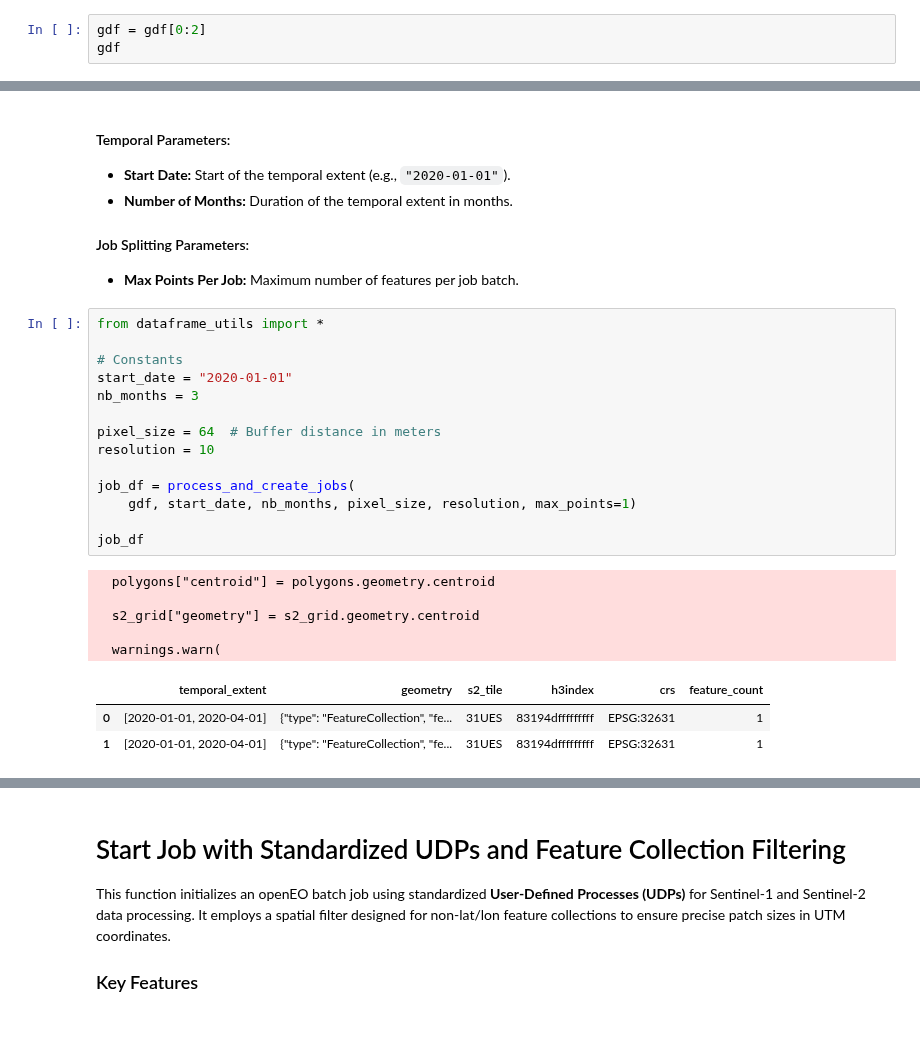
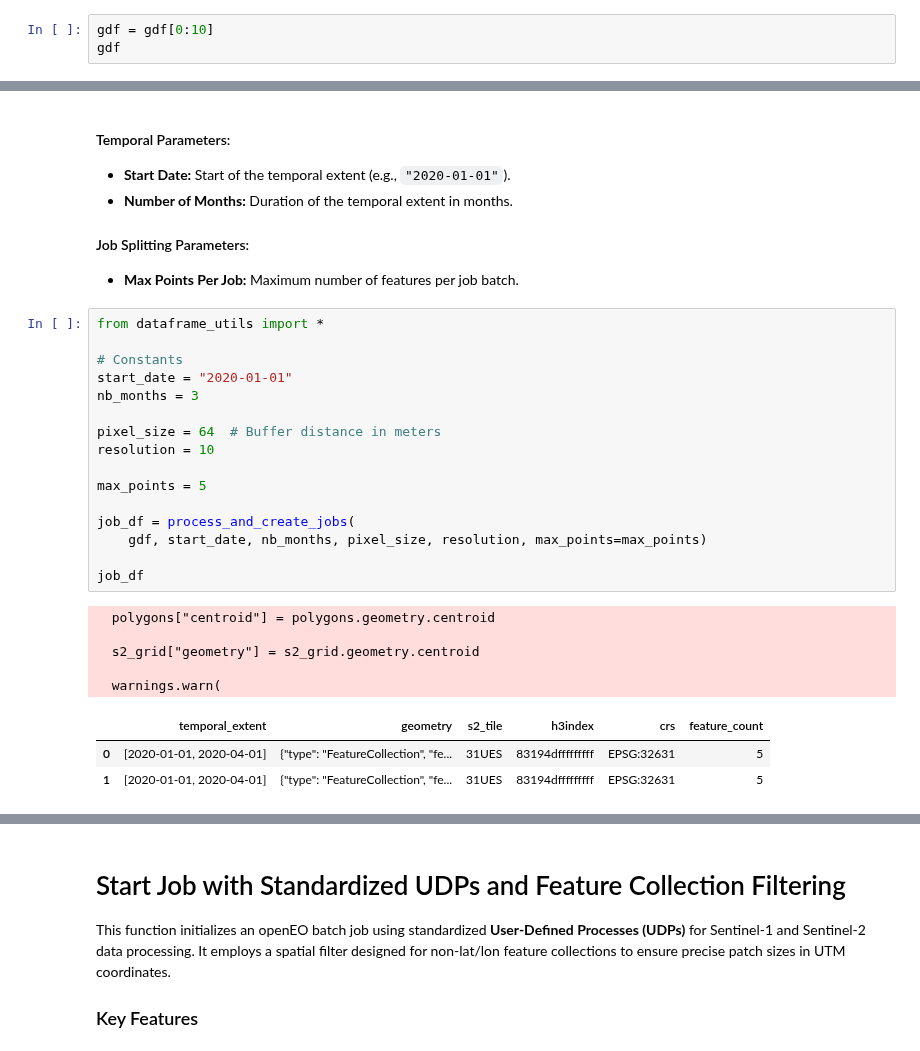
Before and after one commit to earthpulse/eotdl, a Jupyter notebook: tutorials/notebooks/openeo/eotdl_openeo.ipynb, the cells around one changed output, grey strips where cells are left out. Cells and saved outputs as stored; diff of their text form.

```diff
--- a/tutorials/notebooks/openeo/eotdl_openeo.ipynb
+++ b/tutorials/notebooks/openeo/eotdl_openeo.ipynb
@@ -39,7 +39,7 @@ gdf = gpd.read_file(file_path)
 # %% [markdown]
 ## Subset the dataset for testing purposes
 # %%
-gdf = gdf[0:2]
+gdf = gdf[0:10]
 gdf
 # %% [output]
 |  | fid | GRAF_OPP | REF_ID | GWSCOD_V | GWSNAM_V | GWSCOD_H | GWSNAM_H | GWSGRP_H | GWSGRPH_LB | GWSCOD_N | ... |
@@ -83,24 +91,26 @@ By combining patches into Sentinel-2 grid collections, the workflow ensures cost
 # %%
 from dataframe_utils import *
 
 # Constants
 start_date = "2020-01-01"
 nb_months = 3
 
 pixel_size = 64  # Buffer distance in meters
 resolution = 10
 
+max_points = 5
+
 job_df = process_and_create_jobs(
-    gdf, start_date, nb_months, pixel_size, resolution, max_points=1)
+    gdf, start_date, nb_months, pixel_size, resolution, max_points=max_points)
 
 job_df
 # %% [output]
   polygons["centroid"] = polygons.geometry.centroid
 
   s2_grid["geometry"] = s2_grid.geometry.centroid
 
   warnings.warn(
 |  | temporal_extent | geometry | s2_tile | h3index | crs | feature_count |
-| 0 | [2020-01-01, 2020-04-01] | {"type": "FeatureCollection", "fe... | 31UES | 83194dfffffffff | EPSG:32631 | 1 |
-| 1 | [2020-01-01, 2020-04-01] | {"type": "FeatureCollection", "fe... | 31UES | 83194dfffffffff | EPSG:32631 | 1 |
+| 0 | [2020-01-01, 2020-04-01] | {"type": "FeatureCollection", "fe... | 31UES | 83194dfffffffff | EPSG:32631 | 5 |
+| 1 | [2020-01-01, 2020-04-01] | {"type": "FeatureCollection", "fe... | 31UES | 83194dfffffffff | EPSG:32631 | 5 |
 # %%
```
Also changed, not shown: parts of 5 cells of this notebook.
